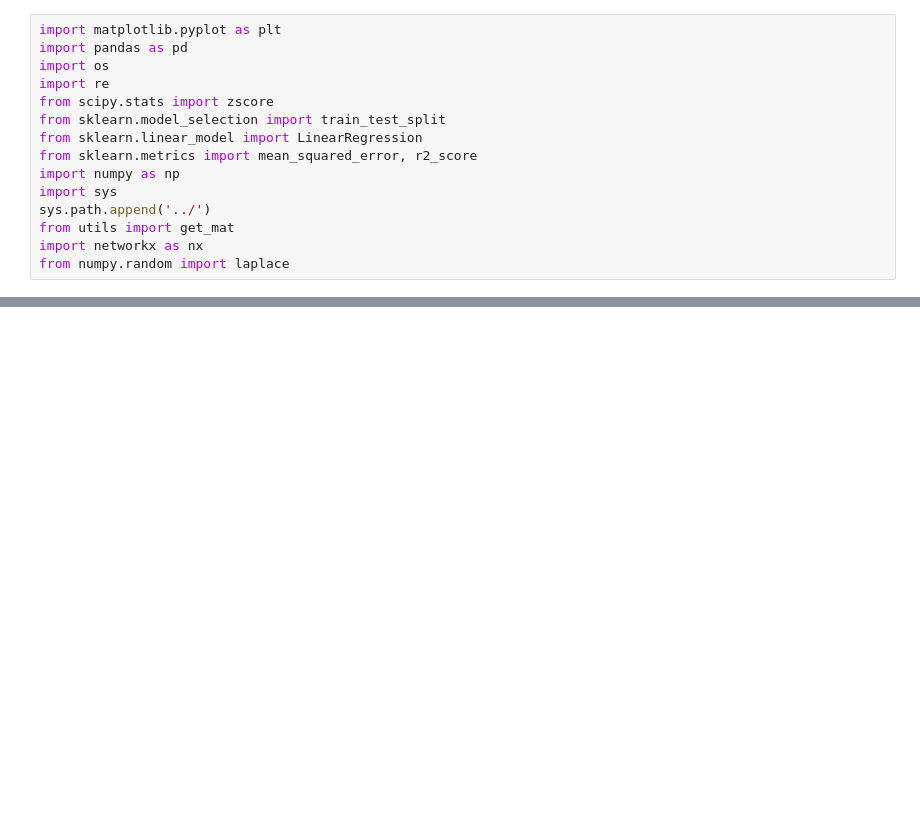
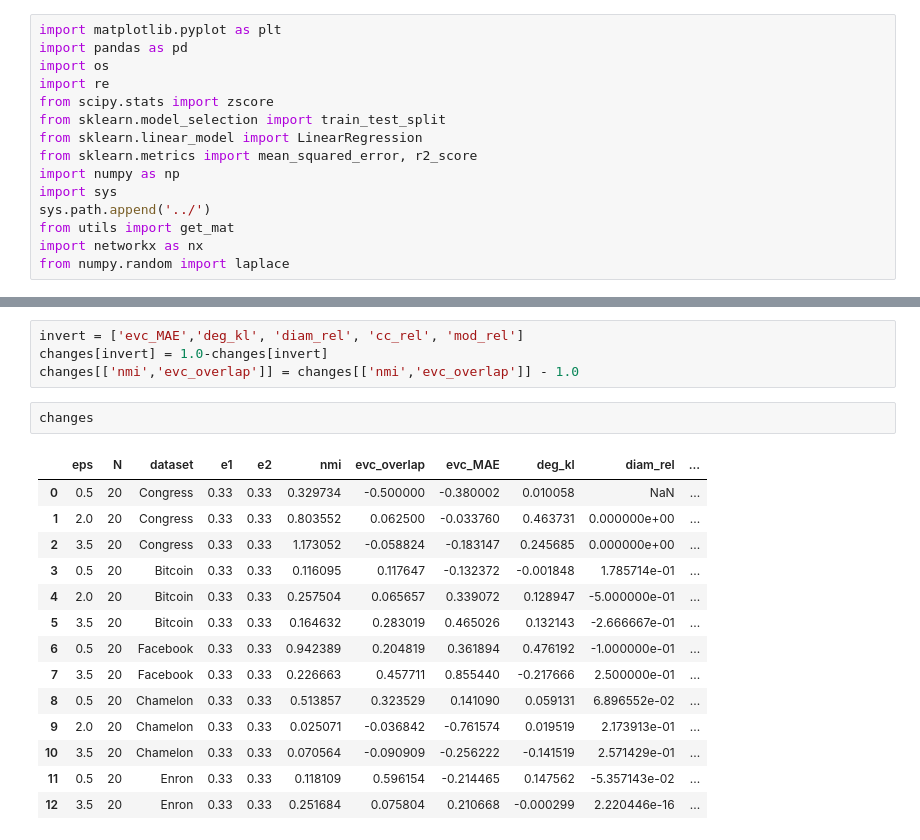
Before and after one commit to AliceSzzze/PrivGraph, a Jupyter notebook: notebooks/baseline.ipynb, the cells around one changed output, grey strips where cells are left out. Saved outputs shown, nothing was run; the diff lists cells and outputs as text; blank space fills up the shorter version.

```diff
--- a/notebooks/baseline.ipynb
+++ b/notebooks/baseline.ipynb
@@ -193,0 +219,21 @@ Bitcoin 3.5 3.43
+# %%
+invert = ['evc_MAE','deg_kl', 'diam_rel', 'cc_rel', 'mod_rel']
+changes[invert] = 1.0-changes[invert]
+changes[['nmi','evc_overlap']] = changes[['nmi','evc_overlap']] - 1.0
+# %%
+changes
+# %% [output]
+|  | eps | N | dataset | e1 | e2 | nmi | evc_overlap | evc_MAE | deg_kl | diam_rel | ... |
+| 0 | 0.5 | 20 | Congress | 0.33 | 0.33 | 0.329734 | -0.500000 | -0.380002 | 0.010058 | NaN | ... |
+| 1 | 2.0 | 20 | Congress | 0.33 | 0.33 | 0.803552 | 0.062500 | -0.033760 | 0.463731 | 0.000000e+00 | ... |
+| 2 | 3.5 | 20 | Congress | 0.33 | 0.33 | 1.173052 | -0.058824 | -0.183147 | 0.245685 | 0.000000e+00 | ... |
+| 3 | 0.5 | 20 | Bitcoin | 0.33 | 0.33 | 0.116095 | 0.117647 | -0.132372 | -0.001848 | 1.785714e-01 | ... |
+| 4 | 2.0 | 20 | Bitcoin | 0.33 | 0.33 | 0.257504 | 0.065657 | 0.339072 | 0.128947 | -5.000000e-01 | ... |
+| 5 | 3.5 | 20 | Bitcoin | 0.33 | 0.33 | 0.164632 | 0.283019 | 0.465026 | 0.132143 | -2.666667e-01 | ... |
+| 6 | 0.5 | 20 | Facebook | 0.33 | 0.33 | 0.942389 | 0.204819 | 0.361894 | 0.476192 | -1.000000e-01 | ... |
+| 7 | 3.5 | 20 | Facebook | 0.33 | 0.33 | 0.226663 | 0.457711 | 0.855440 | -0.217666 | 2.500000e-01 | ... |
+| 8 | 0.5 | 20 | Chamelon | 0.33 | 0.33 | 0.513857 | 0.323529 | 0.141090 | 0.059131 | 6.896552e-02 | ... |
+| 9 | 2.0 | 20 | Chamelon | 0.33 | 0.33 | 0.025071 | -0.036842 | -0.761574 | 0.019519 | 2.173913e-01 | ... |
+| 10 | 3.5 | 20 | Chamelon | 0.33 | 0.33 | 0.070564 | -0.090909 | -0.256222 | -0.141519 | 2.571429e-01 | ... |
+| 11 | 0.5 | 20 | Enron | 0.33 | 0.33 | 0.118109 | 0.596154 | -0.214465 | 0.147562 | -5.357143e-02 | ... |
+| 12 | 3.5 | 20 | Enron | 0.33 | 0.33 | 0.251684 | 0.075804 | 0.210668 | -0.000299 | 2.220446e-16 | ... |
```
Also changed, not shown: parts of 14 cells of this notebook.
